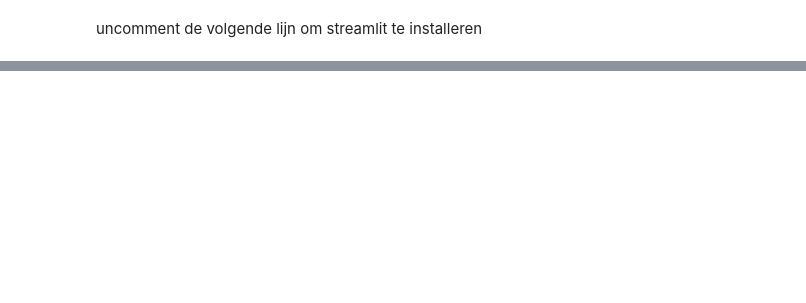
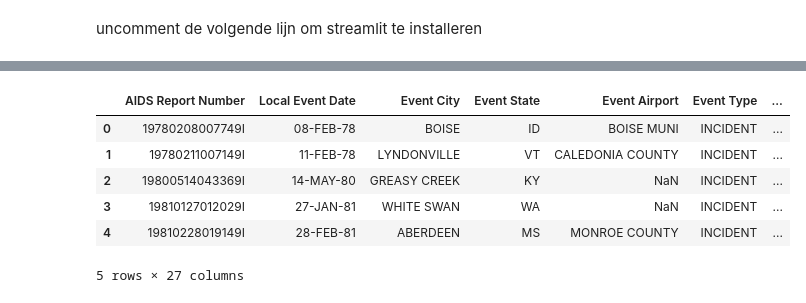
Before and after one commit to Stemt/DS-groep-6, a Jupyter notebook: Case-2/case_2.ipynb, the cells around one changed output, grey strips where cells are left out. Cells and saved outputs as stored; diff of their text form; code cells hidden in the pictures; blank space fills up the shorter version.

```diff
--- a/Case-2/case_2.ipynb
+++ b/Case-2/case_2.ipynb
@@ -22,0 +27,11 @@ Note: you may need to restart the kernel to use updated packages.
+# %%
+aids_df = pd.read_csv("AIDS_REPORTS.csv")
+aids_df.head()
+# %% [output]
+|  | AIDS Report Number | Local Event Date | Event City | Event State | Event Airport | Event Type | ... |
+| 0 | 19780208007749I | 08-FEB-78 | BOISE | ID | BOISE MUNI | INCIDENT | ... |
+| 1 | 19780211007149I | 11-FEB-78 | LYNDONVILLE | VT | CALEDONIA COUNTY | INCIDENT | ... |
+| 2 | 19800514043369I | 14-MAY-80 | GREASY CREEK | KY | NaN | INCIDENT | ... |
+| 3 | 19810127012029I | 27-JAN-81 | WHITE SWAN | WA | NaN | INCIDENT | ... |
+| 4 | 19810228019149I | 28-FEB-81 | ABERDEEN | MS | MONROE COUNTY | INCIDENT | ... |
+5 rows × 27 columns
```
Also changed, not shown: parts of 7 cells of this notebook.
